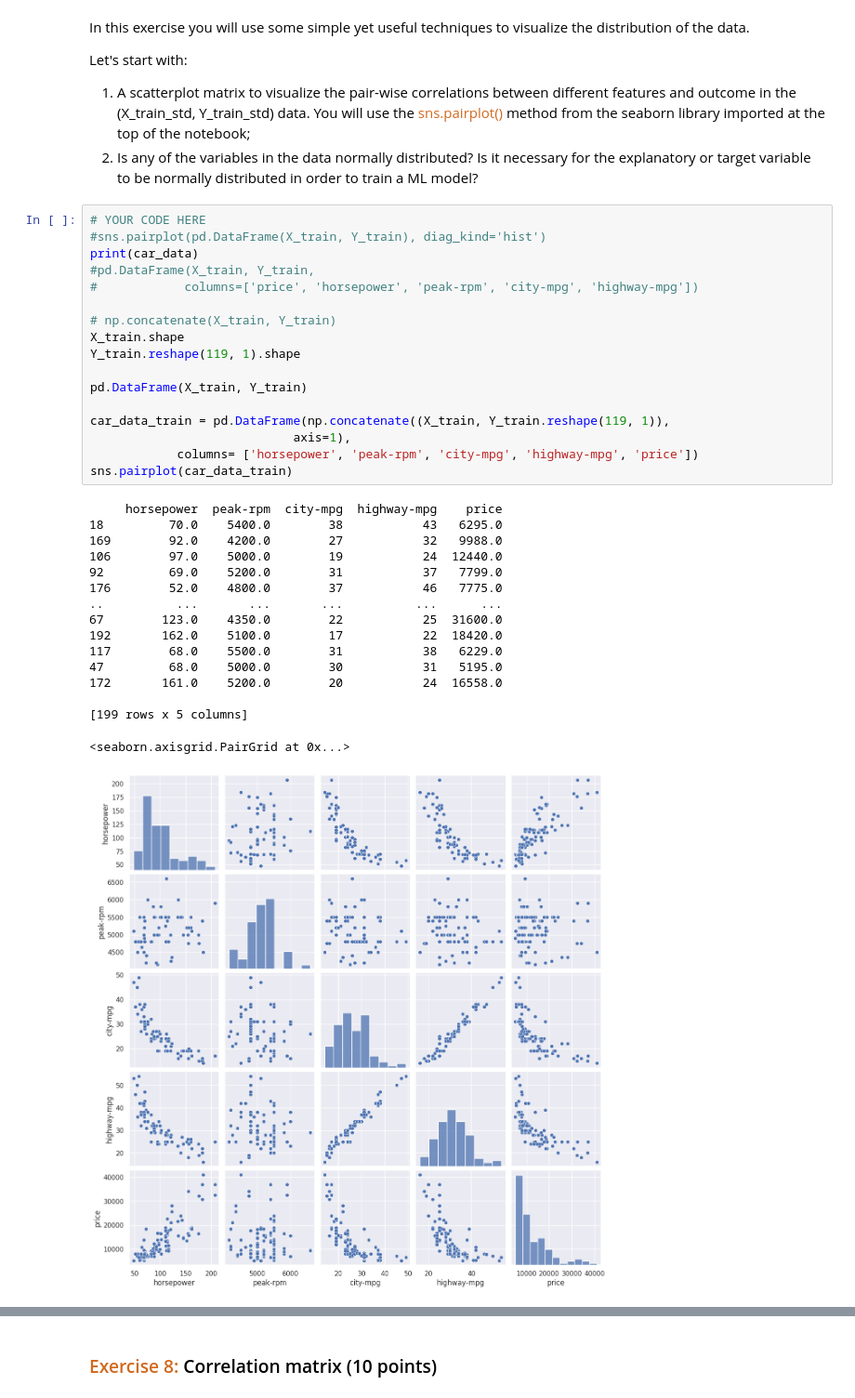
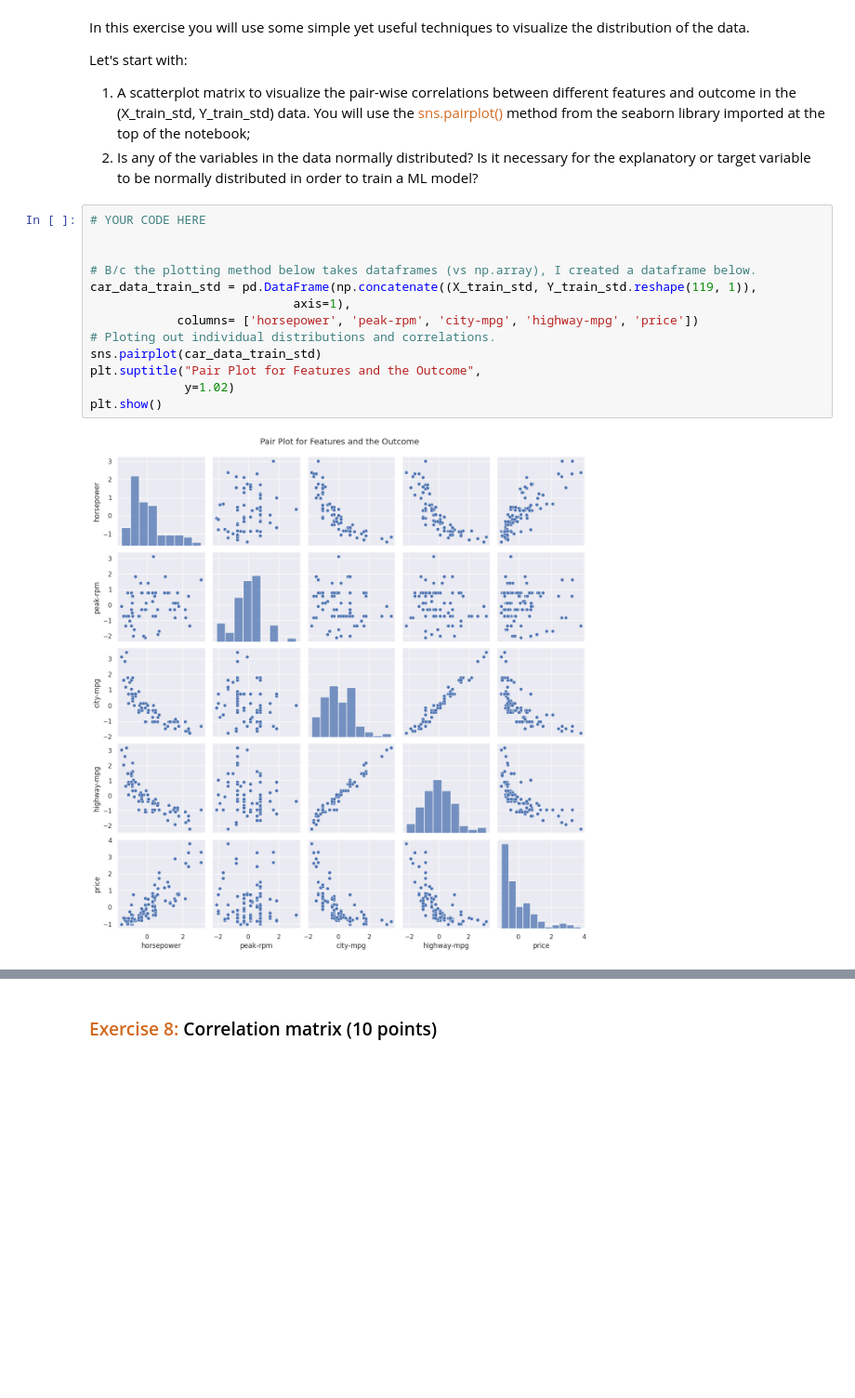
Before and after one commit to dabingougou/207, a Jupyter notebook: module_3/03 Linear Regression with Tensorflow.ipynb, the cells around one changed output, grey strips where cells are left out. Shown: that part at 93% size. Drawn from its saved outputs; the diff is of its cells as text; blank space fills up the shorter version.

```diff
--- a/module_3/03 Linear Regression with Tensorflow.ipynb
+++ b/module_3/03 Linear Regression with Tensorflow.ipynb
@@ -275,38 +317,19 @@ Let's start with:
 
 1. A scatterplot matrix to visualize the pair-wise correlations between different features and outcome in the (X_train_std, Y_train_std) data. You will use the <span style="color:chocolate">sns.pairplot()</span> method from the seaborn library imported at the top of the notebook;
 2. Is any of the variables in the data normally distributed? Is it necessary for the explanatory or target variable to be normally distributed in order to train a ML model?
-# %%
-# YOUR CODE HERE
-#sns.pairplot(pd.DataFrame(X_train, Y_train), diag_kind='hist')
-print(car_data)
-#pd.DataFrame(X_train, Y_train,
-#            columns=['price', 'horsepower', 'peak-rpm', 'city-mpg', 'highway-mpg'])
-
-# np.concatenate(X_train, Y_train)
-X_train.shape
-Y_train.reshape(119, 1).shape
-
-pd.DataFrame(X_train, Y_train)
-
-car_data_train = pd.DataFrame(np.concatenate((X_train, Y_train.reshape(119, 1)),
-                            axis=1),
-            columns= ['horsepower', 'peak-rpm', 'city-mpg', 'highway-mpg', 'price'])
-sns.pairplot(car_data_train)
-# %% [output]
-     horsepower  peak-rpm  city-mpg  highway-mpg    price
-18         70.0    5400.0        38           43   6295.0
-169        92.0    4200.0        27           32   9988.0
-106        97.0    5000.0        19           24  12440.0
-92         69.0    5200.0        31           37   7799.0
-176        52.0    4800.0        37           46   7775.0
-..          ...       ...       ...          ...      ...
-67        123.0    4350.0        22           25  31600.0
-192       162.0    5100.0        17           22  18420.0
-117        68.0    5500.0        31           38   6229.0
-47         68.0    5000.0        30           31   5195.0
-172       161.0    5200.0        20           24  16558.0
-
-[199 rows x 5 columns]
-<seaborn.axisgrid.PairGrid at 0x...>
-[figure, removed]
+# %%
+# YOUR CODE HERE
+
+
+# B/c the plotting method below takes dataframes (vs np.array), I created a dataframe below.
+car_data_train_std = pd.DataFrame(np.concatenate((X_train_std, Y_train_std.reshape(119, 1)),
+                            axis=1),
+            columns= ['horsepower', 'peak-rpm', 'city-mpg', 'highway-mpg', 'price'])
+# Ploting out individual distributions and correlations.
+sns.pairplot(car_data_train_std)
+plt.suptitle("Pair Plot for Features and the Outcome",
+             y=1.02)
+plt.show()
+# %% [output]
+[figure, added]
 # %% [markdown]
```
Also changed, not shown: parts of 25 cells of this notebook.
